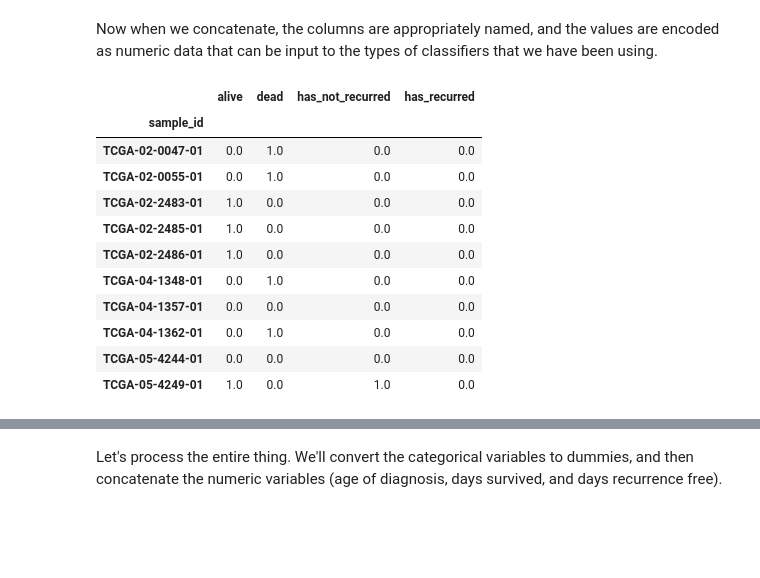
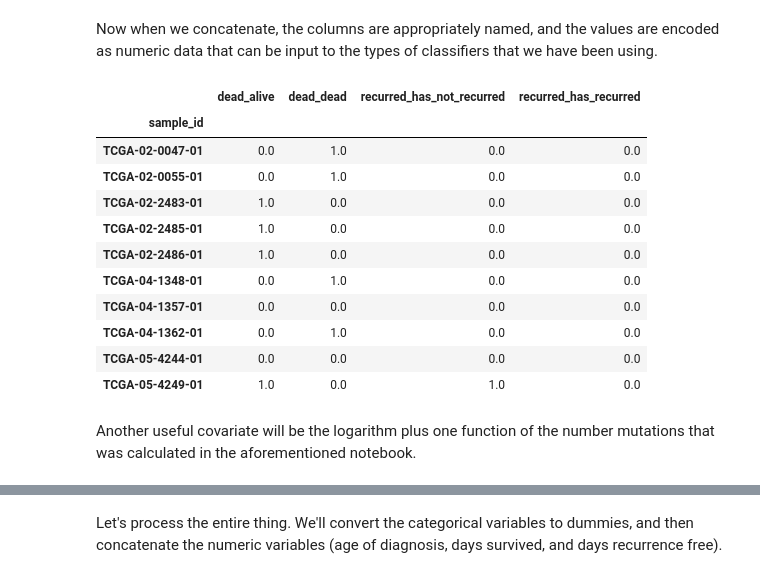
Before and after one commit to stephenshank/machine-learning, a Jupyter notebook: 4.Covariates.ipynb, the cells around one changed output, grey strips where cells are left out. Cells and saved outputs as stored; diff of their text form; code cells hidden in the pictures; blank space fills up the shorter version.

```diff
--- a/4.Covariates.ipynb
+++ b/4.Covariates.ipynb
@@ -21,7 +12,8 @@ from statsmodels.robust.scale import mad
 # %% [markdown]
 Let's peak at the sample data.
 # %%
-samples_df = pd.read_table('download/samples.tsv', index_col=0)
+path = os.path.join('download', 'samples.tsv')
+samples_df = pd.read_table(path, index_col=0)
 samples_df.head(10)
 # %% [output]
 |  | patient_id | sample_type | disease | organ_of_origin | gender | age_diagnosed | dead | days_survived | ... |
@@ -101,8 +93,8 @@ Note that null values are encoded as (0,0) pairs... I was wondering if we were o
 Let's rename the values in each of these so that they more accurately reflect the underlying variable.
 # %%
 mortality_map = pd.Series(['alive', 'dead'], index=[0.0, 1.0])
-mortality = samples_df.dead.map(mortality_map)
-mortality.head(10)
+samples_df.dead = samples_df.dead.map(mortality_map)
+samples_df.dead.head(10)
 # %% [output]
 sample_id
 TCGA-02-0047-01     dead
@@ -118,8 +110,8 @@ TCGA-05-4249-01    alive
 Name: dead, dtype: object
 # %%
 recurred_map = pd.Series(['has_not_recurred', 'has_recurred'], index=[0.0, 1.0])
-recurred = samples_df.recurred.map(recurred_map)
-recurred.head(10)
+samples_df.recurred = samples_df.recurred.map(recurred_map)
+samples_df.recurred.head(10)
 # %% [output]
 sample_id
 TCGA-02-0047-01                 NaN
@@ -136,9 +128,9 @@ Name: recurred, dtype: object
 # %% [markdown]
 Now when we concatenate, the columns are appropriately named, and the values are encoded as numeric data that can be input to the types of classifiers that we have been using.
 # %%
-pd.concat([pd.get_dummies(mortality), pd.get_dummies(recurred)], axis=1).head(10)
+pd.get_dummies(samples_df[['dead', 'recurred']]).head(10)
 # %% [output]
-|  | alive | dead | has_not_recurred | has_recurred |
+|  | dead_alive | dead_dead | recurred_has_not_recurred | recurred_has_recurred |
 | sample_id |  |  |  |  |
 | TCGA-02-0047-01 | 0.0 | 1.0 | 0.0 | 0.0 |
 | TCGA-02-0055-01 | 0.0 | 1.0 | 0.0 | 0.0 |
@@ -150,3 +142,5 @@ pd.concat([pd.get_dummies(mortality), pd.get_dummies(recurred)], axis=1).head(10
 | TCGA-04-1362-01 | 0.0 | 1.0 | 0.0 | 0.0 |
 | TCGA-05-4244-01 | 0.0 | 0.0 | 0.0 | 0.0 |
 | TCGA-05-4249-01 | 1.0 | 0.0 | 1.0 | 0.0 |
+# %% [markdown]
+Another useful covariate will be the logarithm plus one function of the number mutations that was calculated in the aforementioned notebook.
```
Also changed, not shown: parts of 27 cells of this notebook.
